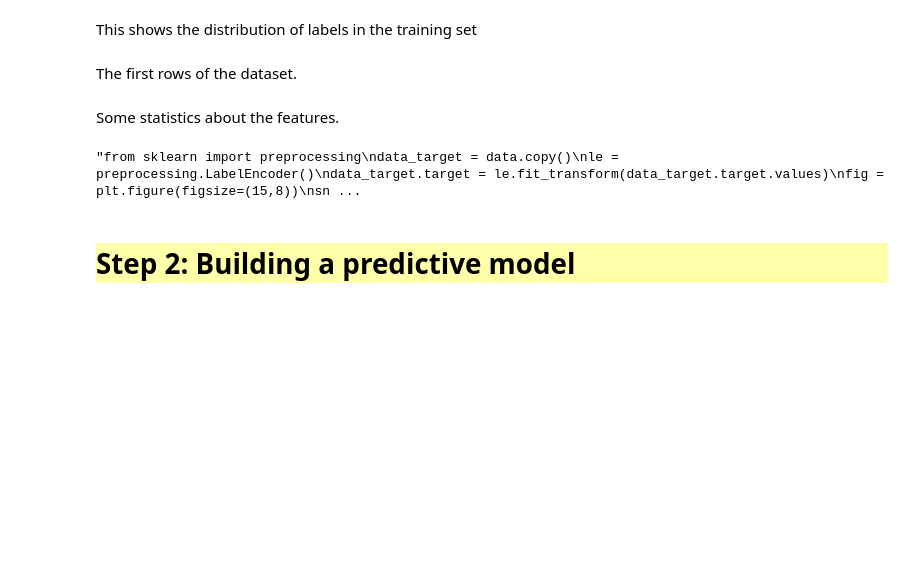
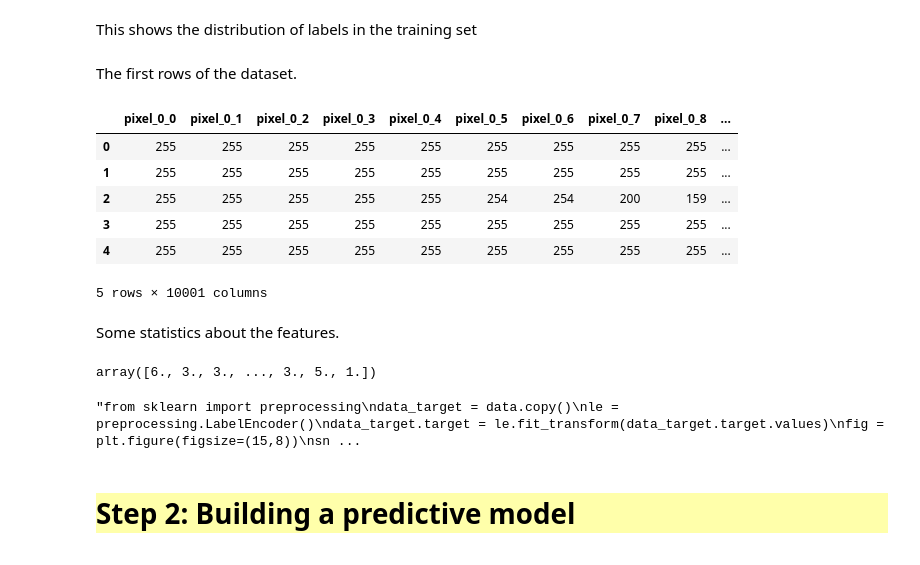
Before and after one commit to adblackx/PLANKTON, a Jupyter notebook: starting_kit/README_MODEL.ipynb, the cells around one changed output. Drawn from its saved outputs; the diff is of its cells as text; code cells hidden in the pictures; blank space fills up the shorter version.

```diff
--- a/starting_kit/README_MODEL.ipynb
+++ b/starting_kit/README_MODEL.ipynb
@@ -57,7 +57,7 @@ We provide sample_data with the starting kit, but to prepare your submission, yo
 </div>
 # %%
 #data_dir = 'sample_data'              # Change this to the directory where you put the input data
-data_dir = 'public_data'          # The sample_data directory should contain only a very small subset of the data
+data_dir = 'public_data_images'          # The sample_data directory should contain only a very small subset of the data
 data_name = 'plankton'
 !ls $data_dir*
 # %% [output]
@@ -121,2 +119,12 @@ The first rows of the dataset.
+# %%
+data.head()
+# %% [output]
+|  | pixel_0_0 | pixel_0_1 | pixel_0_2 | pixel_0_3 | pixel_0_4 | pixel_0_5 | pixel_0_6 | pixel_0_7 | pixel_0_8 | ... |
+| 0 | 255 | 255 | 255 | 255 | 255 | 255 | 255 | 255 | 255 | ... |
+| 1 | 255 | 255 | 255 | 255 | 255 | 255 | 255 | 255 | 255 | ... |
+| 2 | 255 | 255 | 255 | 255 | 255 | 254 | 254 | 200 | 159 | ... |
+| 3 | 255 | 255 | 255 | 255 | 255 | 255 | 255 | 255 | 255 | ... |
+| 4 | 255 | 255 | 255 | 255 | 255 | 255 | 255 | 255 | 255 | ... |
+5 rows × 10001 columns
 # %% [markdown]
 Some statistics about the features.
@@ -125,3 +131,7 @@ Some statistics about the features.
+# %%
+Y_train
+# %% [output]
+array([6., 3., 3., ..., 3., 5., 1.])
 # %%
 #data[['sum_axis_0_50','sum_axis_1_50','mean','variance', 'outline_length']].hist(figsize=(10, 10), bins=50, layout=(3, 2));
 # %%
```
Also changed, not shown: parts of 25 cells of this notebook.
